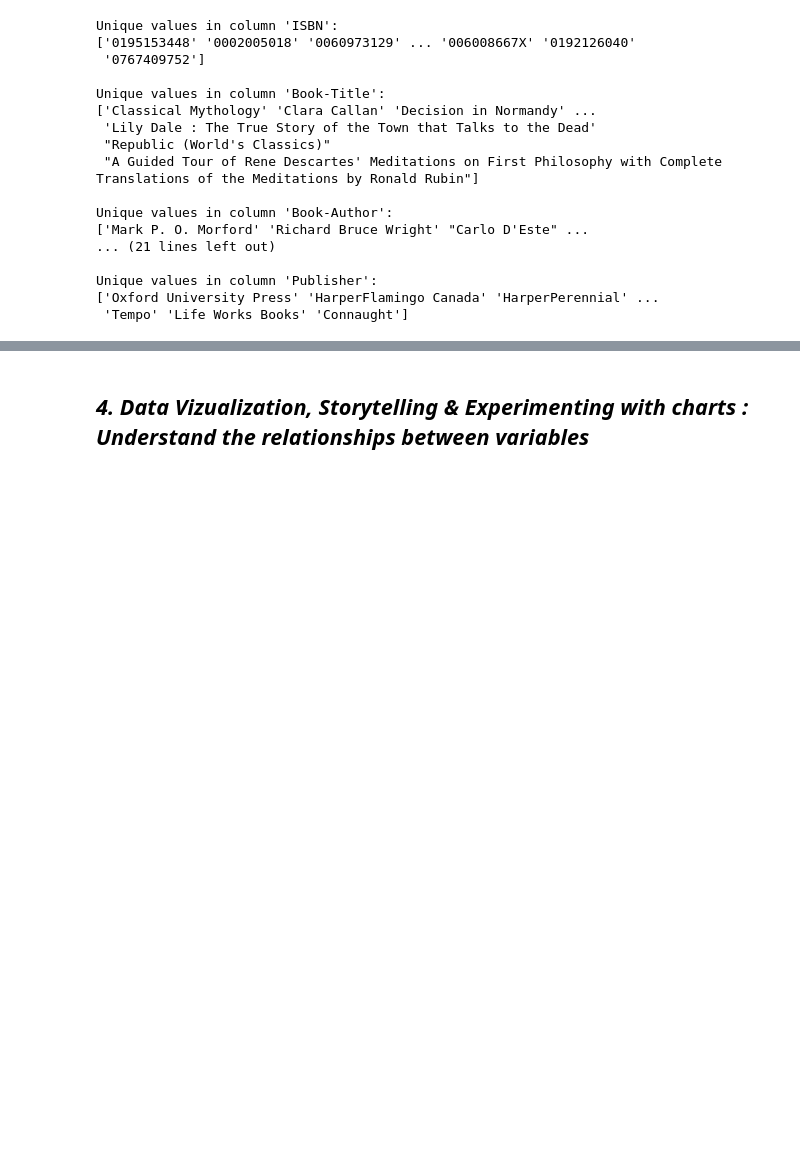
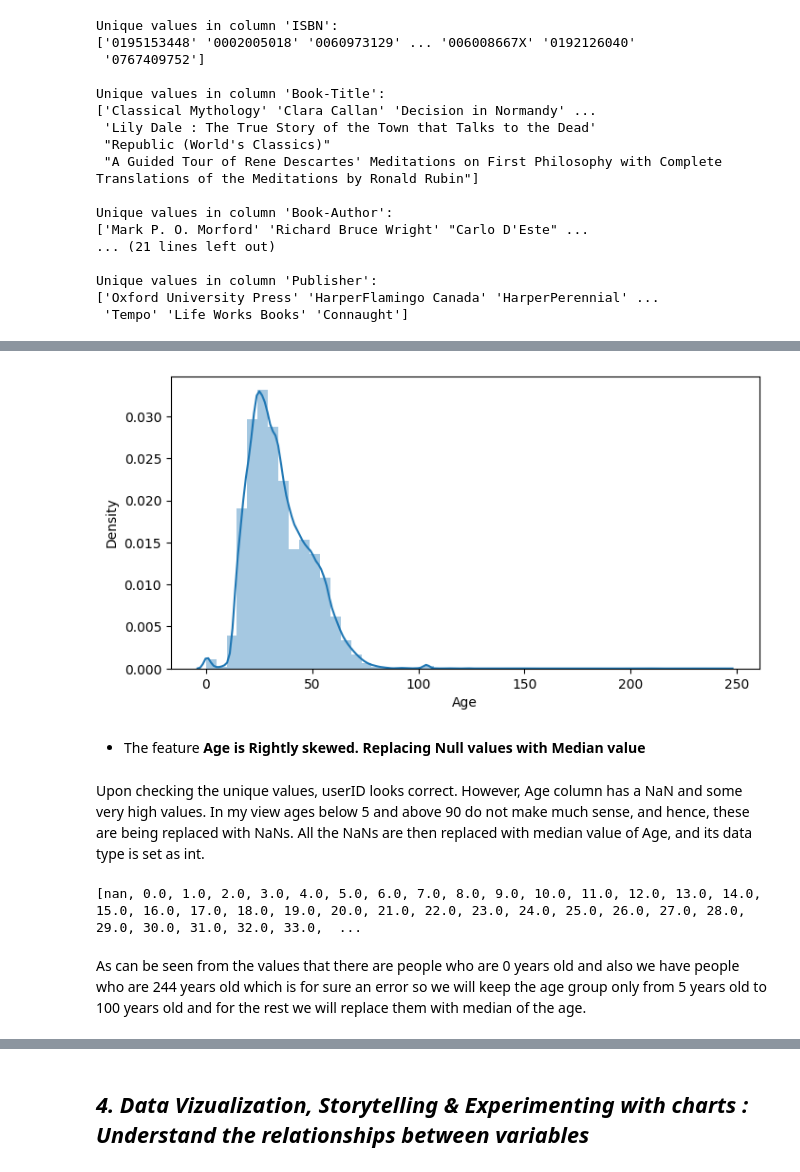
Before and after one commit to rahultj333/ML-Book-Recommendation-System, a Jupyter notebook: Individual_Book_Recommendation_System.ipynb, the cells around one changed output, grey strips where cells are left out. Drawn from its saved outputs; the diff is of its cells as text; code cells hidden in the pictures; blank space fills up the shorter version.

```diff
--- a/Individual_Book_Recommendation_System.ipynb
+++ b/Individual_Book_Recommendation_System.ipynb
@@ -416,0 +689,17 @@ Answer Here.
+# %%
+# distribution of Age column
+plt.figure(figsize=(8,4))
+sns.distplot(users_df['Age']);
+# %% [output]
+[figure, added]
+# %% [markdown]
+* The feature **Age is Rightly skewed. Replacing Null values with Median value**
+# %% [markdown]
+Upon checking the unique values, userID looks correct. However, Age column has a NaN and some very high values. In my view ages below 5 and above 90 do not make much sense, and hence, these are being replaced with NaNs. All the NaNs are then replaced with median value of Age, and its data type is set as int.
+# %%
+# Sorting the unique values of age columns
+print(sorted(list(users_df['Age'].unique())))
+# %% [output]
+[nan, 0.0, 1.0, 2.0, 3.0, 4.0, 5.0, 6.0, 7.0, 8.0, 9.0, 10.0, 11.0, 12.0, 13.0, 14.0, 15.0, 16.0, 17.0, 18.0, 19.0, 20.0, 21.0, 22.0, 23.0, 24.0, 25.0, 26.0, 27.0, 28.0, 29.0, 30.0, 31.0, 32.0, 33.0,  ...
+# %% [markdown]
+As can be seen from the values that there are people who are 0 years old and also we have people who are 244 years old which is for sure an error so we will keep the age group only from 5 years old to 100 years old and for the rest we will replace them with median of the age.
```
Also changed, not shown: parts of 465 cells of this notebook.
